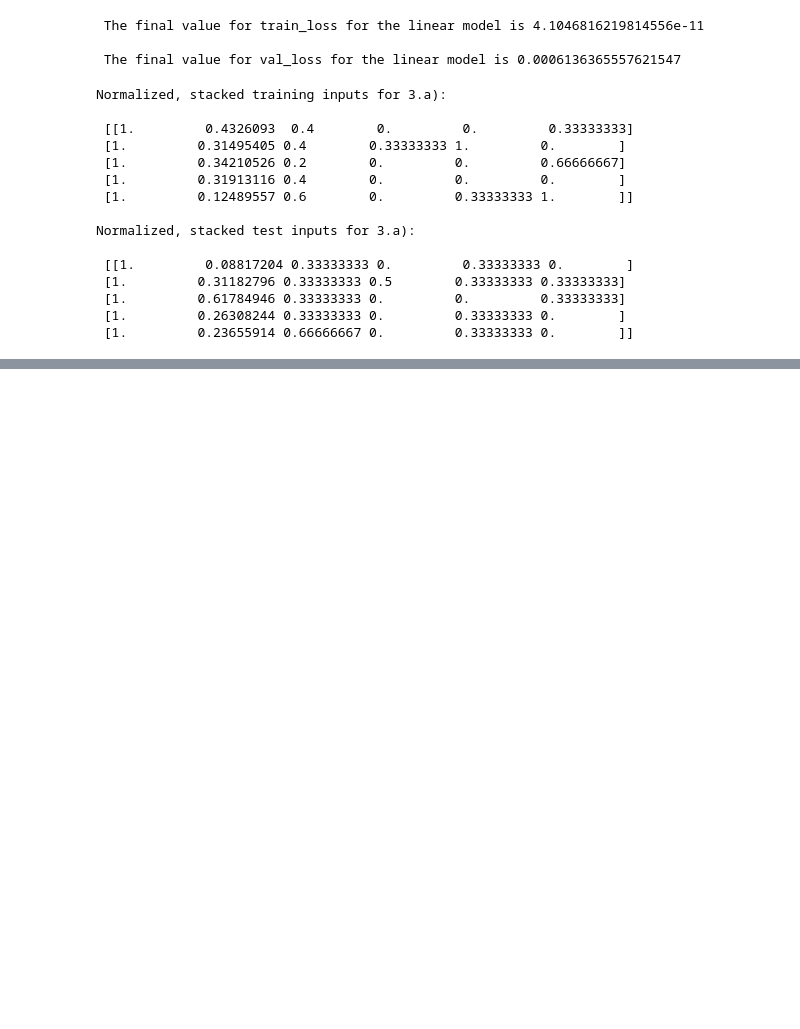
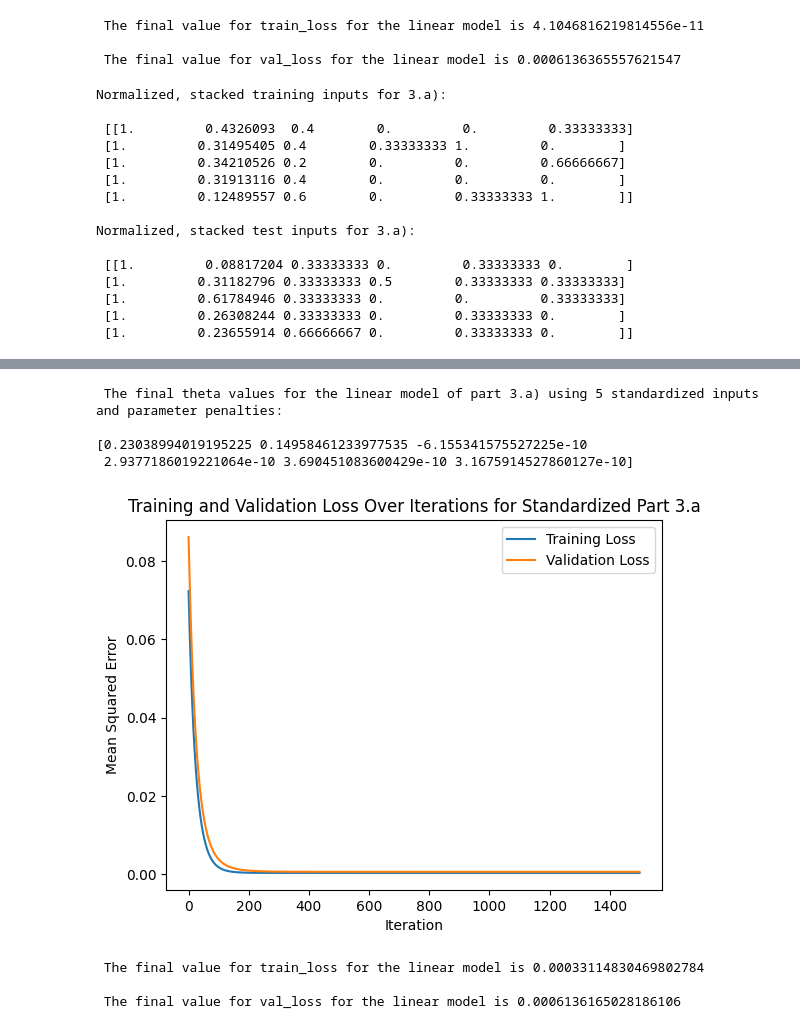
Before and after one commit to Pathin220/4105_ML, a Jupyter notebook: 4105_Hw2.ipynb, the cells around one changed output, grey strips where cells are left out. Saved outputs shown, nothing was run; the diff lists cells and outputs as text; code cells hidden in the pictures; blank space fills up the shorter version.

```diff
--- a/4105_Hw2.ipynb
+++ b/4105_Hw2.ipynb
@@ -657,0 +667,7 @@ ValueError: ignored
+# %%
+# Problem 3.a) - Standardized Inputs
+
+vars_3a_train_stand = vars_2a_train_stand
+vars_3a_val_stand = vars_2a_val_stand
+print('\nStandardized, stacked training inputs for 3.a): \n\n', vars_3a_train_stand[:5])
+print('\nStandardized, stacked test inputs for 3.a): \n\n', vars_3a_val_stand[:5])
@@ -657,0 +690,34 @@ ValueError: ignored
+# %%
+theta_3a_stand = np.zeros(6)
+
+iterations_3a_stand = 1500
+alpha_3a_stand = 0.01
+inputs_a = 5
+pen_par = 0.00000001
+# %%
+# Doing the gradient descent for standardized inputs from part 1.a
+train_losses_3_stand, val_losses_3_stand, theta_3a_stand = gradient_descent_penalty(vars_3a_train_stand, vars_3a_val_stand, train_price, val_price, alpha_3a_stand, theta_3a_stand, iterations_3a_stand, pen_par, inputs_a)
+
+# Linear model
+print('\n The final theta values for the linear model of part 3.a) using 5 standardized inputs and parameter penalties: \n')
+print(theta_3a_stand,'\n')
+
+# 4. Plot the training and validation loss after each iteration for standardized part 1.a
+plt.plot(train_losses_3_stand, label="Training Loss")
+plt.plot(val_losses_3_stand, label="Validation Loss")
+plt.xlabel("Iteration")
+plt.ylabel("Mean Squared Error")
+plt.legend()
+plt.title("Training and Validation Loss Over Iterations for Standardized Part 3.a")
+plt.show()
+print('\n The final value for train_loss for the linear model is', train_losses_3_stand[-1])
+print('\n The final value for val_loss for the linear model is', val_losses_3_stand[-1])
+# %% [output]
+ The final theta values for the linear model of part 3.a) using 5 standardized inputs and parameter penalties:
+
+[0.23038994019195225 0.14958461233977535 -6.155341575527225e-10
+ 2.9377186019221064e-10 3.690451083600429e-10 3.1675914527860127e-10]
+[figure, added]
+ The final value for train_loss for the linear model is 0.00033114830469802784
+
+ The final value for val_loss for the linear model is 0.0006136165028186106
```
Also changed, not shown: parts of 10 cells of this notebook.
